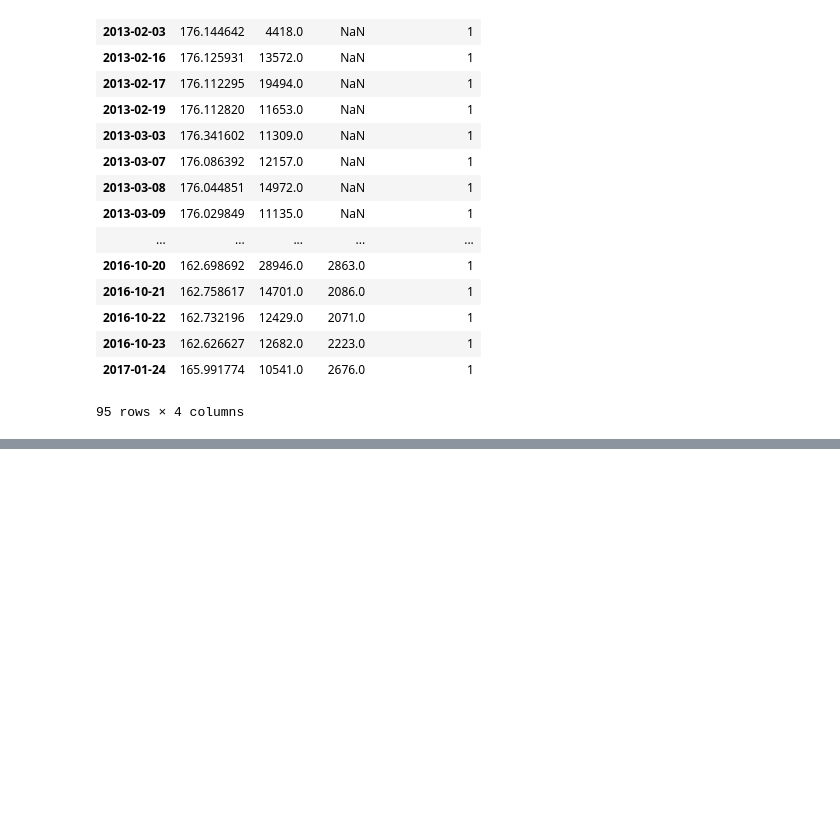
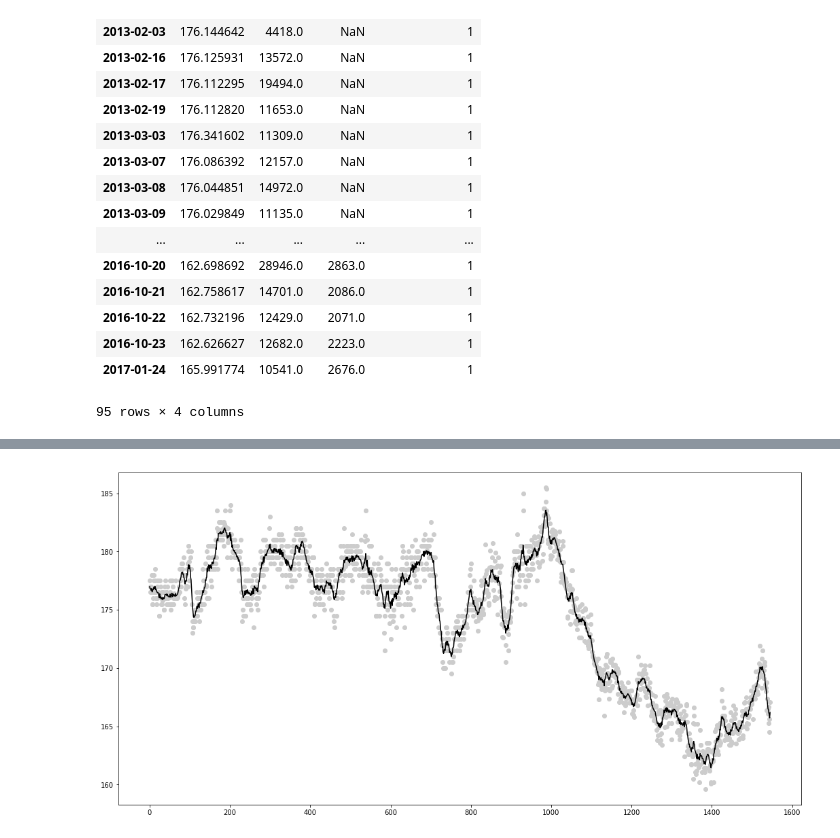
Before and after one commit to jamieinfinity/worldline-wgt, a Jupyter notebook: scratchpad/gathering_data/gather_data.ipynb, the cells around one changed output, grey strips where cells are left out. Cells and saved outputs as stored; diff of their text form; code cells hidden in the pictures; blank space fills up the shorter version.

Commit message:
closes #9 - added code to daily refresh that adds gaussian smoothed values for 3, 5, and 7 day radii; also fixed a bug in imputation where steps and calories were being imputed

```diff
--- a/scratchpad/gathering_data/gather_data.ipynb
+++ b/scratchpad/gathering_data/gather_data.ipynb
@@ -390,0 +443,2 @@ db_df[db_df['WeightImputed']==1]
+# %%
+db_new = etl.add_smoothed_cols(db_df)
@@ -390,0 +470,21 @@ db_df[db_df['WeightImputed']==1]
+# %%
+xi = db_new.index.values
+
+vals = db_new['Weight'].values
+data = [[xi[i], vals[i]] for i in range(0,len(vals))]
+
+vals2 = db_new['WeightSmoothed3Days'].values
+data2 = [[xi[i], vals2[i]] for i in range(0,len(vals2))]
+# %%
+fig = plt.figure()
+ax = fig.add_subplot(1,1,1, axisbg="1.0")
+x1 = data[0][0]
+x = [date_diff_days(x1, di[0]) for di in data2]
+val = [di[1] for di in data]
+val_smooth = [di[1] for di in data2]
+ax.scatter(x, val, color='#cccccc')
+ax.plot(x, val_smooth, 'k')
+fig.set_size_inches(18, 9, forward=True)
+plt.show()
+# %% [output]
+[figure, added]
```
Also changed, not shown: parts of 8 cells of this notebook, 2 other files.
